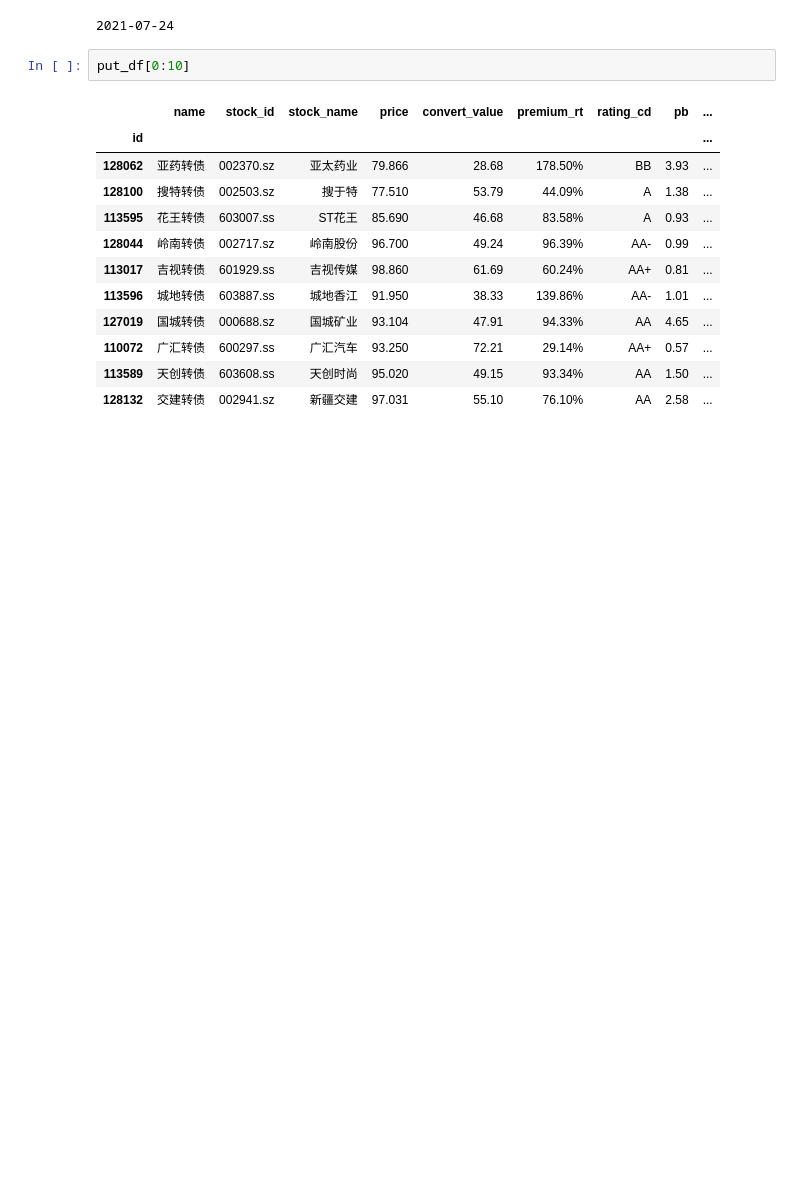
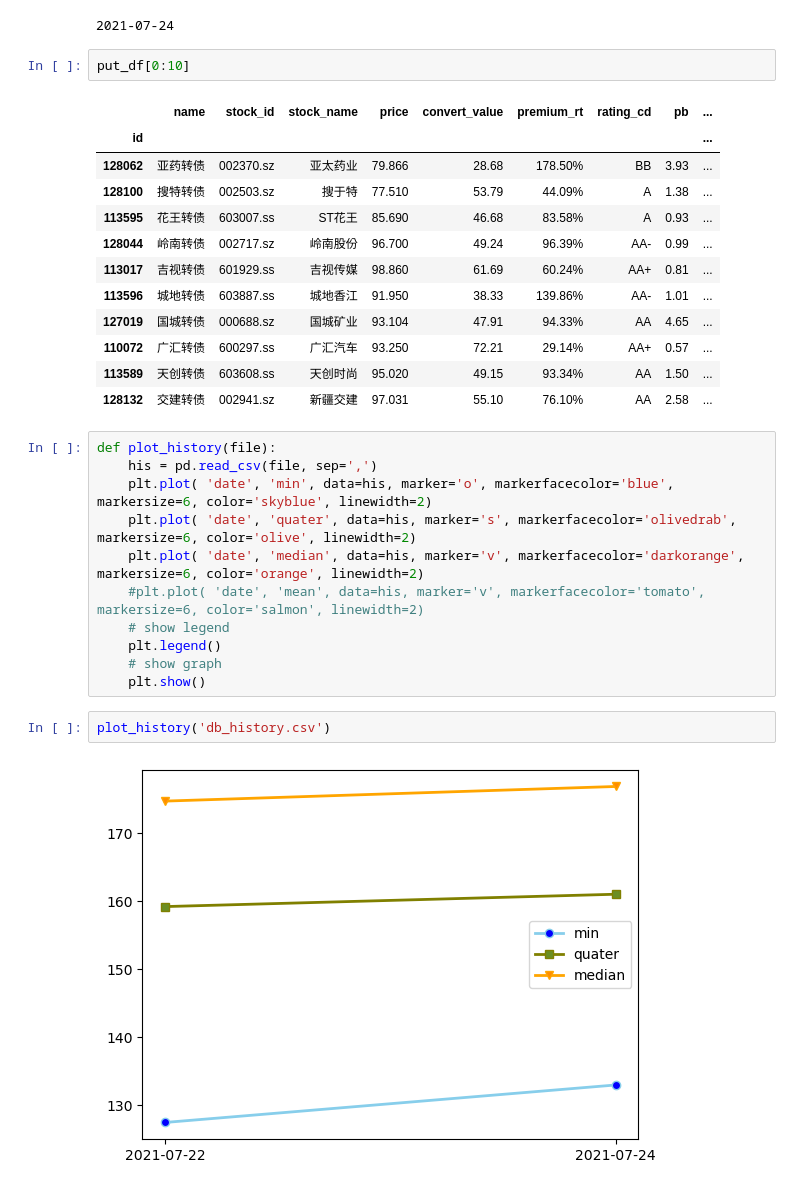
Before and after one commit to ijayden-lung/invest, a Jupyter notebook: CB.ipynb, the cells around one changed output. Drawn from its saved outputs; the diff is of its cells as text; blank space fills up the shorter version.

Commit message:
add plot history

```diff
--- a/CB.ipynb
+++ b/CB.ipynb
@@ -562,3 +567,18 @@ put_df[0:10]
 | 110072 | 广汇转债 | 600297.ss | 广汇汽车 | 93.250 | 72.21 | 29.14% | AA+ | 0.57 | ... |
 | 113589 | 天创转债 | 603608.ss | 天创时尚 | 95.020 | 49.15 | 93.34% | AA | 1.50 | ... |
 | 128132 | 交建转债 | 002941.sz | 新疆交建 | 97.031 | 55.10 | 76.10% | AA | 2.58 | ... |
+# %%
+def plot_history(file):
+    his = pd.read_csv(file, sep=',')
+    plt.plot( 'date', 'min', data=his, marker='o', markerfacecolor='blue', markersize=6, color='skyblue', linewidth=2)
+    plt.plot( 'date', 'quater', data=his, marker='s', markerfacecolor='olivedrab', markersize=6, color='olive', linewidth=2)
+    plt.plot( 'date', 'median', data=his, marker='v', markerfacecolor='darkorange', markersize=6, color='orange', linewidth=2)
+    #plt.plot( 'date', 'mean', data=his, marker='v', markerfacecolor='tomato', markersize=6, color='salmon', linewidth=2)
+    # show legend
+    plt.legend()
+    # show graph
+    plt.show()
+# %%
+plot_history('db_history.csv')
+# %% [output]
+[figure, added]
```
Also changed, not shown: parts of 3 cells of this notebook, 1 other file.
